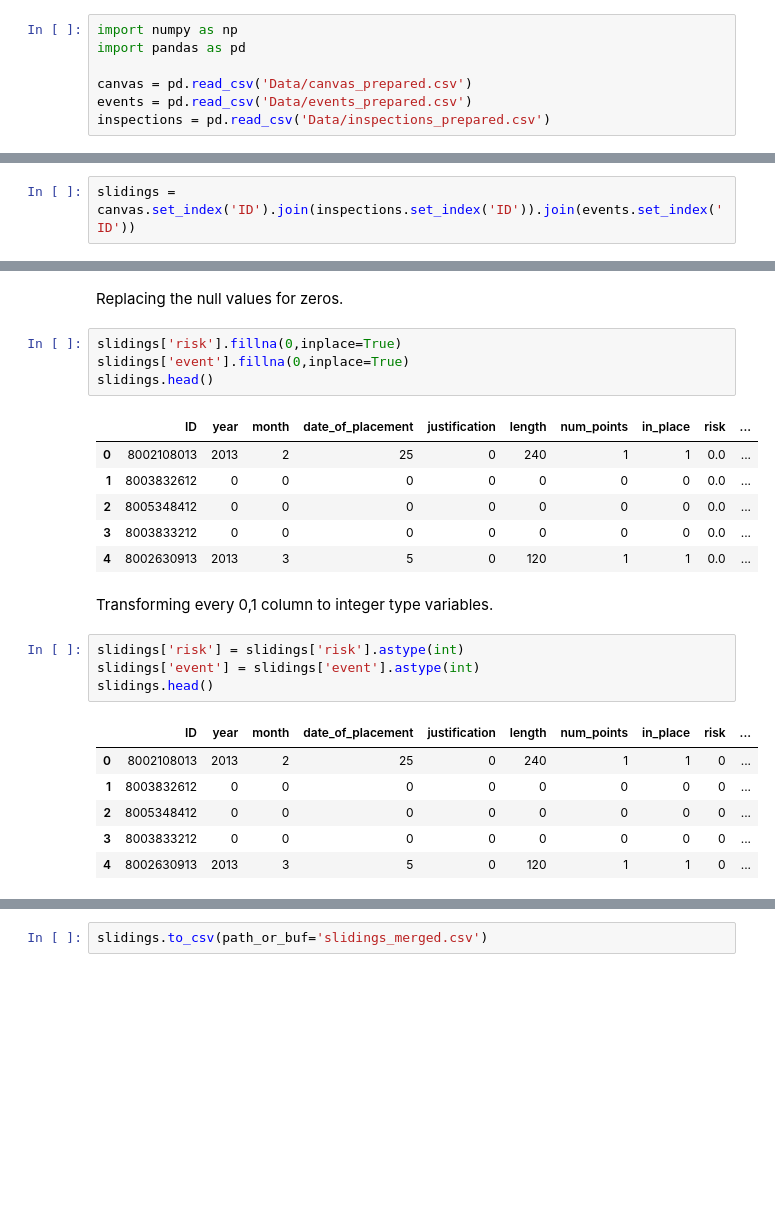
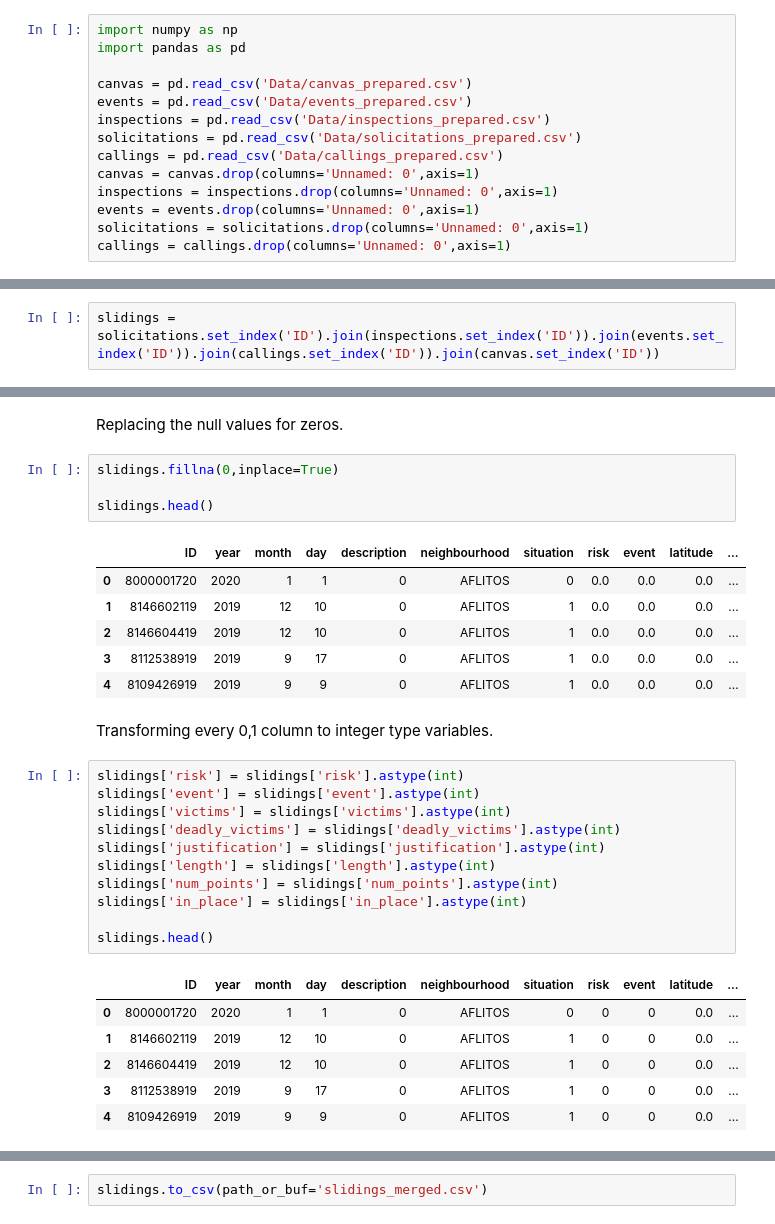
Before and after one commit to Rpinto02/RecifeLandSlidings, a Jupyter notebook: Slidings_merging_Datasets.ipynb, the cells around one changed output, grey strips where cells are left out. Cells and saved outputs as stored; diff of their text form; blank space fills up the shorter version.

```diff
--- a/Slidings_merging_Datasets.ipynb
+++ b/Slidings_merging_Datasets.ipynb
@@ -7,5 +7,12 @@ import pandas as pd
 canvas = pd.read_csv('Data/canvas_prepared.csv')
 events = pd.read_csv('Data/events_prepared.csv')
 inspections = pd.read_csv('Data/inspections_prepared.csv')
+solicitations = pd.read_csv('Data/solicitations_prepared.csv')
+callings = pd.read_csv('Data/callings_prepared.csv')
+canvas = canvas.drop(columns='Unnamed: 0',axis=1)
+inspections = inspections.drop(columns='Unnamed: 0',axis=1)
+events = events.drop(columns='Unnamed: 0',axis=1)
+solicitations = solicitations.drop(columns='Unnamed: 0',axis=1)
+callings = callings.drop(columns='Unnamed: 0',axis=1)
 # %% [markdown]
 Taking a quick look at the datasets and the unique values at the most critical columns, we are doing this to ensure that we don't lose or duplicate information after a merge.
@@ -90,7 +98,7 @@ memory usage: 167.2 KB
 # %% [markdown]
 Merging the datasets.
 # %%
-slidings = canvas.set_index('ID').join(inspections.set_index('ID')).join(events.set_index('ID'))
+slidings = solicitations.set_index('ID').join(inspections.set_index('ID')).join(events.set_index('ID')).join(callings.set_index('ID')).join(canvas.set_index('ID'))
 # %%
 slidings.head()
 # %% [output]
@@ -155,29 +172,36 @@ slidings.head()
 # %% [markdown]
 Replacing the null values for zeros.
 # %%
-slidings['risk'].fillna(0,inplace=True)
-slidings['event'].fillna(0,inplace=True)
+slidings.fillna(0,inplace=True)
+
 slidings.head()
 # %% [output]
-|  | ID | year | month | date_of_placement | justification | length | num_points | in_place | risk | ... |
-| 0 | 8002108013 | 2013 | 2 | 25 | 0 | 240 | 1 | 1 | 0.0 | ... |
-| 1 | 8003832612 | 0 | 0 | 0 | 0 | 0 | 0 | 0 | 0.0 | ... |
-| 2 | 8005348412 | 0 | 0 | 0 | 0 | 0 | 0 | 0 | 0.0 | ... |
-| 3 | 8003833212 | 0 | 0 | 0 | 0 | 0 | 0 | 0 | 0.0 | ... |
-| 4 | 8002630913 | 2013 | 3 | 5 | 0 | 120 | 1 | 1 | 0.0 | ... |
+|  | ID | year | month | day | description | neighbourhood | situation | risk | event | latitude | ... |
+| 0 | 8000001720 | 2020 | 1 | 1 | 0 | AFLITOS | 0 | 0.0 | 0.0 | 0.0 | ... |
+| 1 | 8146602119 | 2019 | 12 | 10 | 0 | AFLITOS | 1 | 0.0 | 0.0 | 0.0 | ... |
+| 2 | 8146604419 | 2019 | 12 | 10 | 0 | AFLITOS | 1 | 0.0 | 0.0 | 0.0 | ... |
+| 3 | 8112538919 | 2019 | 9 | 17 | 0 | AFLITOS | 1 | 0.0 | 0.0 | 0.0 | ... |
+| 4 | 8109426919 | 2019 | 9 | 9 | 0 | AFLITOS | 1 | 0.0 | 0.0 | 0.0 | ... |
 # %% [markdown]
 Transforming every 0,1 column to integer type variables.
-# %%
-slidings['risk'] = slidings['risk'].astype(int)
-slidings['event'] = slidings['event'].astype(int)
-slidings.head()
-# %% [output]
-|  | ID | year | month | date_of_placement | justification | length | num_points | in_place | risk | ... |
-| 0 | 8002108013 | 2013 | 2 | 25 | 0 | 240 | 1 | 1 | 0 | ... |
-| 1 | 8003832612 | 0 | 0 | 0 | 0 | 0 | 0 | 0 | 0 | ... |
-| 2 | 8005348412 | 0 | 0 | 0 | 0 | 0 | 0 | 0 | 0 | ... |
-| 3 | 8003833212 | 0 | 0 | 0 | 0 | 0 | 0 | 0 | 0 | ... |
-| 4 | 8002630913 | 2013 | 3 | 5 | 0 | 120 | 1 | 1 | 0 | ... |
+# %%
+slidings['risk'] = slidings['risk'].astype(int)
+slidings['event'] = slidings['event'].astype(int)
+slidings['victims'] = slidings['victims'].astype(int)
+slidings['deadly_victims'] = slidings['deadly_victims'].astype(int)
+slidings['justification'] = slidings['justification'].astype(int)
+slidings['length'] = slidings['length'].astype(int)
+slidings['num_points'] = slidings['num_points'].astype(int)
+slidings['in_place'] = slidings['in_place'].astype(int)
+
+slidings.head()
+# %% [output]
+|  | ID | year | month | day | description | neighbourhood | situation | risk | event | latitude | ... |
+| 0 | 8000001720 | 2020 | 1 | 1 | 0 | AFLITOS | 0 | 0 | 0 | 0.0 | ... |
+| 1 | 8146602119 | 2019 | 12 | 10 | 0 | AFLITOS | 1 | 0 | 0 | 0.0 | ... |
+| 2 | 8146604419 | 2019 | 12 | 10 | 0 | AFLITOS | 1 | 0 | 0 | 0.0 | ... |
+| 3 | 8112538919 | 2019 | 9 | 17 | 0 | AFLITOS | 1 | 0 | 0 | 0.0 | ... |
+| 4 | 8109426919 | 2019 | 9 | 9 | 0 | AFLITOS | 1 | 0 | 0 | 0.0 | ... |
 # %%
 slidings.info()
 # %% [output]
```
Also changed, not shown: parts of 15 cells of this notebook, 6 other files.
